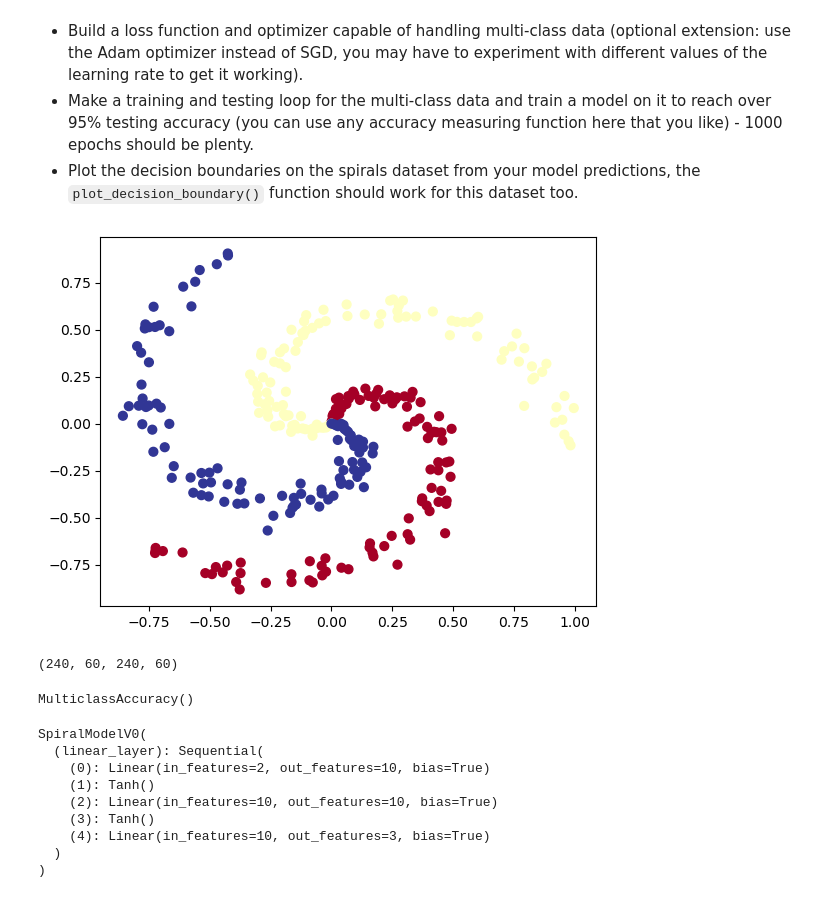
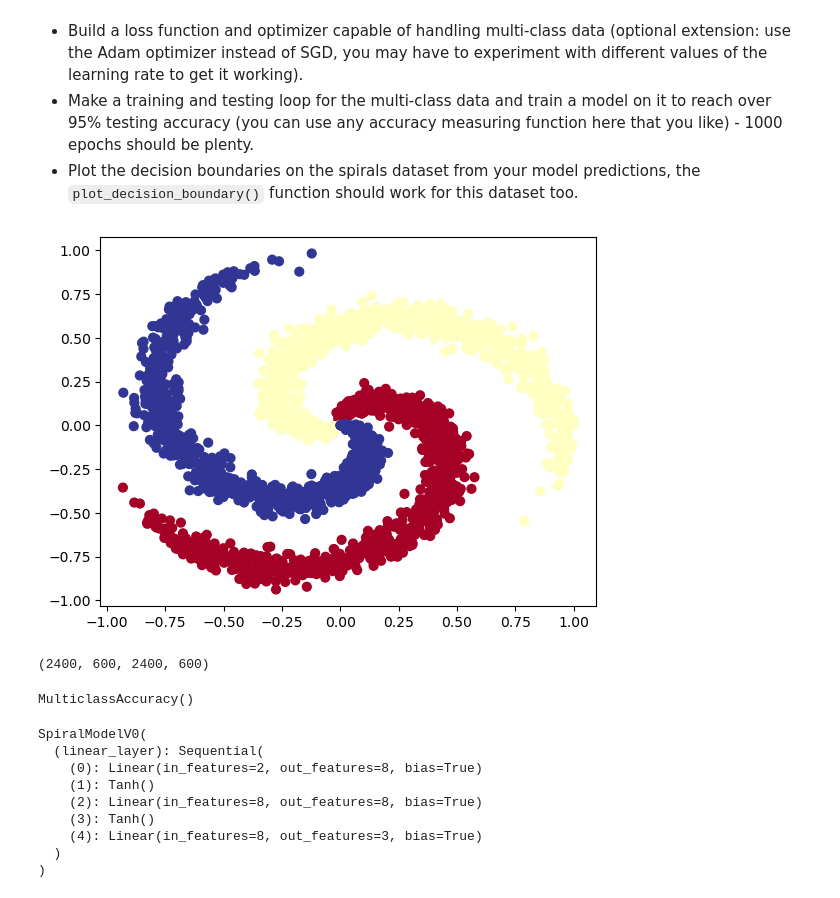
Before and after one commit to devdezzies/deep-learning-with-pytorch, a Jupyter notebook: exercises/02_pytorch_classification_exercises.ipynb, the cells around one changed output. Drawn from its saved outputs; the diff is of its cells as text; code cells hidden in the pictures.

```diff
--- a/exercises/02_pytorch_classification_exercises.ipynb
+++ b/exercises/02_pytorch_classification_exercises.ipynb
@@ -304,25 +304,25 @@ plt.plot(tanh(A))
 # %%
 # Code for creating a spiral dataset from CS231n
 import numpy as np
 import matplotlib.pyplot as plt
 RANDOM_SEED = 42
 np.random.seed(RANDOM_SEED)
-N = 100 # number of points per class
+N = 1000 # number of points per class
 D = 2 # dimensionality
 K = 3 # number of classes
 X = np.zeros((N*K,D)) # data matrix (each row = single example)
 y = np.zeros(N*K, dtype='uint8') # class labels
 for j in range(K):
   ix = range(N*j,N*(j+1))
   r = np.linspace(0.0,1,N) # radius
   t = np.linspace(j*4,(j+1)*4,N) + np.random.randn(N)*0.2 # theta
   X[ix] = np.c_[r*np.sin(t), r*np.cos(t)]
   y[ix] = j
 # lets visualize the data
 plt.scatter(X[:, 0], X[:, 1], c=y, s=40, cmap=plt.cm.RdYlBu)
 plt.show()
 # %% [output]
-[figure, old version]
+[figure, new version]
 # %%
 # Turn data into tensors
 import torch
@@ -334,7 +334,7 @@ from sklearn.model_selection import train_test_split
 X_train, X_test, y_train, y_test = train_test_split(X, y, test_size=0.2, random_state=RANDOM_SEED)
 len(X_train), len(X_test), len(y_train), len(y_test)
 # %% [output]
-(240, 60, 240, 60)
+(2400, 600, 2400, 600)
 # %%
 # Let's calculuate the accuracy for when we fit our model
 
@@ -358,22 +358,24 @@ class SpiralModelV0(nn.Module):
             nn.Tanh(),
             nn.Linear(in_features=hidden_units, out_features=ofeats)
         )
+    # A good rule of thumb when designing neural networks is to include non-linear activation functions
+    # after each linear (or affine) layer.
 
     def forward(self, x):
         return self.linear_layer(x)
 
 
 # Instantiate model and send it to device
-model_1 = SpiralModelV0(2, 3).to(device)
+model_1 = SpiralModelV0(2, 3, hidden_units=8).to(device)
 model_1
 # %% [output]
 SpiralModelV0(
   (linear_layer): Sequential(
-    (0): Linear(in_features=2, out_features=10, bias=True)
+    (0): Linear(in_features=2, out_features=8, bias=True)
     (1): Tanh()
-    (2): Linear(in_features=10, out_features=10, bias=True)
+    (2): Linear(in_features=8, out_features=8, bias=True)
     (3): Tanh()
-    (4): Linear(in_features=10, out_features=3, bias=True)
+    (4): Linear(in_features=8, out_features=3, bias=True)
   )
 )
 # %%
```
Also changed, not shown: parts of 4 cells of this notebook.
